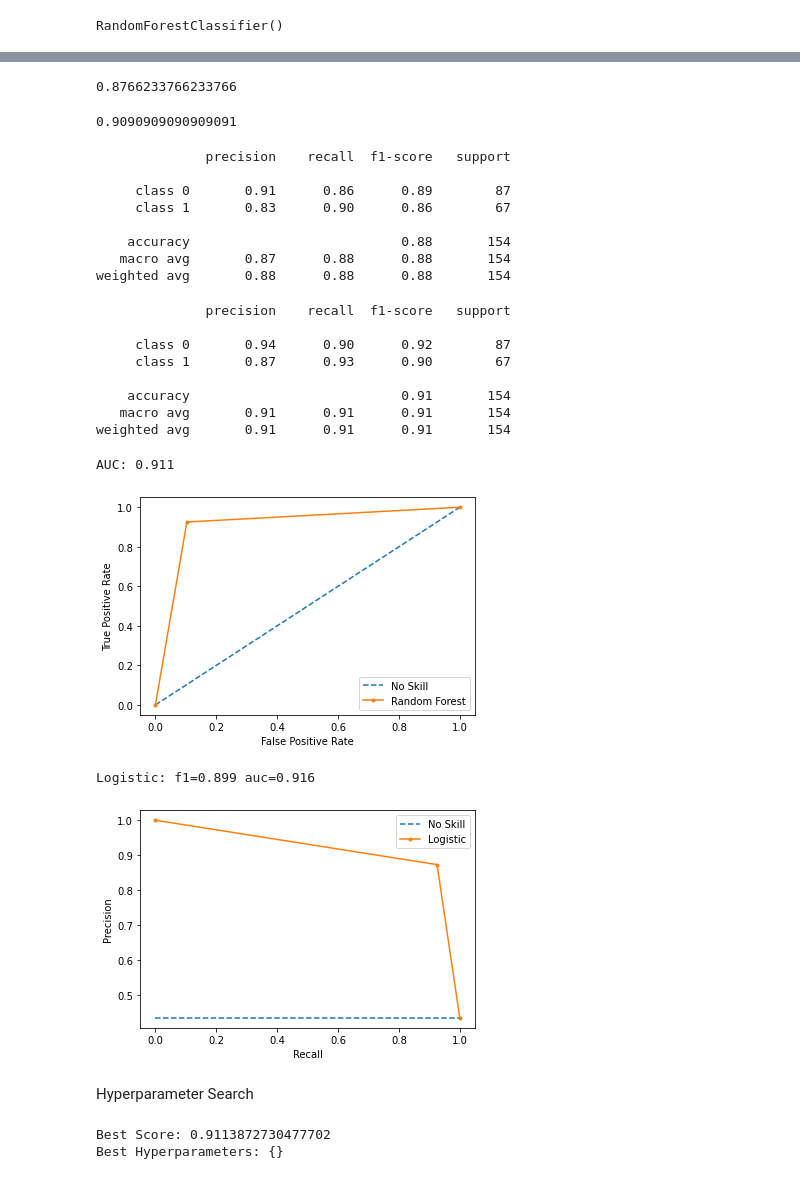
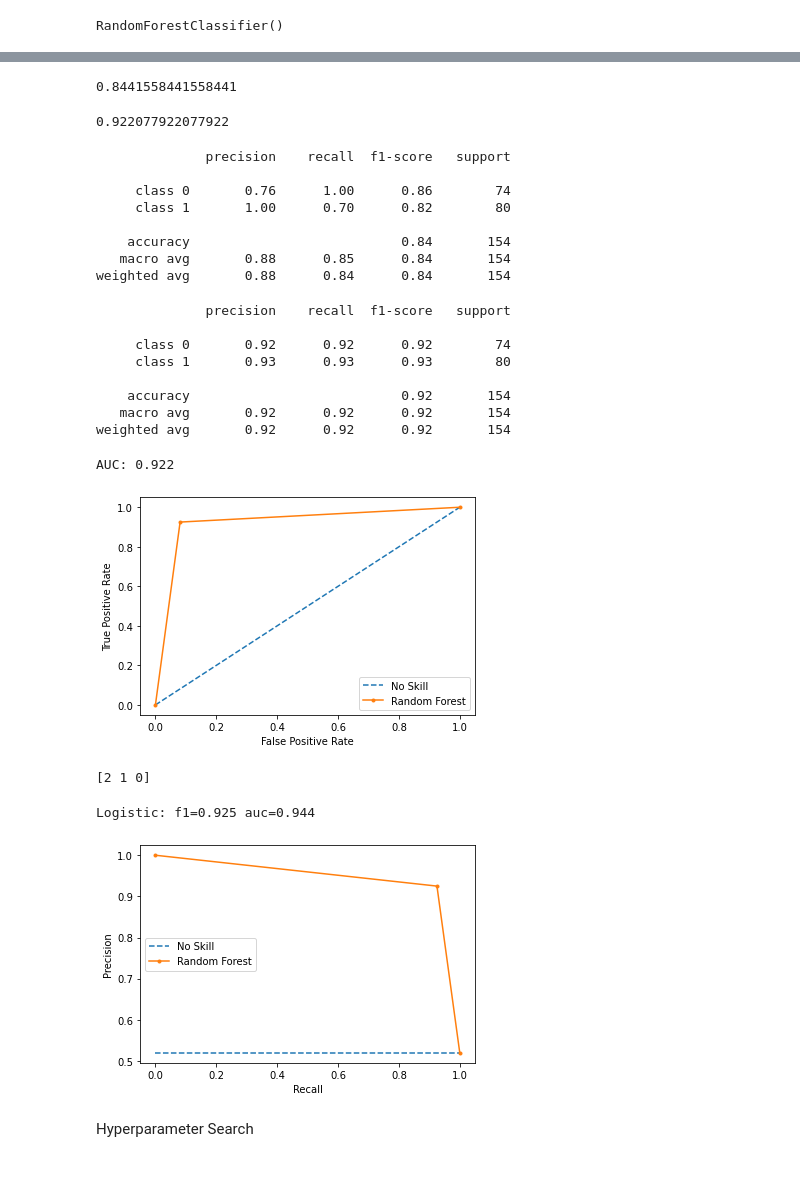
Before and after one commit to noajaneroliver/CasKaggle, a Jupyter notebook: WorldHapinessReport.ipynb, the cells around one changed output, grey strips where cells are left out. Saved outputs shown, nothing was run; the diff lists cells and outputs as text; code cells hidden in the pictures.

Commit message:
ROC precision-recall curve and hyperparameter search

```diff
--- a/WorldHapinessReport.ipynb
+++ b/WorldHapinessReport.ipynb
@@ -232,12 +235,17 @@ Anem a crear l'arbre
 # %%
 n = len(df)
 percentatge = int(0.8 * n)
-caract = df.columns
-x_train = df[list(caract)][:percentatge]
+caracteristiques = df.columns
+x_train = df[list(caracteristiques)][:percentatge]
 y_train = target[:percentatge]
 
 x_test = df[list(caract)][percentatge:]
 y_test = target[percentatge:]
+
+
+scaler = MinMaxScaler()
+x_train = scaler.fit_transform(x_train)
+x_test = scaler.transform(x_test)
 # %%
 rf_classifier = RandomForestClassifier()
 rf_classifier.fit(x_train,y_train)
@@ -288,34 +292,34 @@ preds_rfc = rf_classifier.predict(x_test)
 # %%
 accuracy_score(y_true = y_test, y_pred = preds_dtc)
 # %% [output]
-0.8766233766233766
+0.8441558441558441
 # %%
 accuracy_score(y_true = y_test, y_pred = preds_rfc)
 # %% [output]
-0.9090909090909091
+0.922077922077922
 # %%
 target_names = ['class 0', 'class 1']
 print(classification_report(y_test, preds_dtc, target_names=target_names))
 # %% [output]
               precision    recall  f1-score   support
 
-     class 0       0.91      0.86      0.89        87
-     class 1       0.83      0.90      0.86        67
+     class 0       0.76      1.00      0.86        74
+     class 1       1.00      0.70      0.82        80
 
-    accuracy                           0.88       154
-   macro avg       0.87      0.88      0.88       154
-weighted avg       0.88      0.88      0.88       154
+    accuracy                           0.84       154
+   macro avg       0.88      0.85      0.84       154
+weighted avg       0.88      0.84      0.84       154
 # %%
 print(classification_report(y_test, preds_rfc, target_names=target_names))
 # %% [output]
               precision    recall  f1-score   support
 
-     class 0       0.94      0.90      0.92        87
-     class 1       0.87      0.93      0.90        67
+     class 0       0.92      0.92      0.92        74
+     class 1       0.93      0.93      0.93        80
 
-    accuracy                           0.91       154
-   macro avg       0.91      0.91      0.91       154
-weighted avg       0.91      0.91      0.91       154
+    accuracy                           0.92       154
+   macro avg       0.92      0.92      0.92       154
+weighted avg       0.92      0.92      0.92       154
 # %%
 # Compute Precision-Recall and plot curve
 n_classes = 2
@@ -323,12 +327,12 @@ fpr, tpr, thresholds = roc_curve(y_test, preds_rfc)
 auc = roc_auc_score(y_test, preds_rfc)
 print('AUC: %.3f' % auc)
 # %% [output]
-AUC: 0.911
+AUC: 0.922
 # %%
 # calculate roc curves
 ns_probs = [0 for _ in range(len(y_test))]
-ns_fpr, ns_tpr, _ = roc_curve(y_test, ns_probs)
-lr_fpr, lr_tpr, _ = roc_curve(y_test, preds_rfc)
+ns_fpr, ns_tpr, _ = roc_curve(y_test, ns_probs,drop_intermediate = False)
+lr_fpr, lr_tpr, threshold = roc_curve(y_test, preds_rfc, drop_intermediate = False)
 # plot the roc curve for the model
 pyplot.plot(ns_fpr, ns_tpr, linestyle='--', label='No Skill')
 pyplot.plot(lr_fpr, lr_tpr, marker='.', label='Random Forest')
@@ -340,26 +344,30 @@ pyplot.legend()
 # show the plot
 pyplot.show()
 # %% [output]
-[figure, old version]
+[figure, new version]
+# %%
+print(threshold)
+# %% [output]
+[2 1 0]
 # %%
 lr_precision, lr_recall, _ = precision_recall_curve(y_test, preds_rfc)
 lr_f1, lr_auc = f1_score(y_test, preds_rfc), auc(lr_recall, lr_precision)
 # summarize scores
 print('Logistic: f1=%.3f auc=%.3f' % (lr_f1, lr_auc))
 # plot the precision-recall curves
 no_skill = len(y_test[y_test==1]) / len(y_test)
 pyplot.plot([0, 1], [no_skill, no_skill], linestyle='--', label='No Skill')
-pyplot.plot(lr_recall, lr_precision, marker='.', label='Logistic')
+pyplot.plot(lr_recall, lr_precision, marker='.', label='Random Forest')
 # axis labels
 pyplot.xlabel('Recall')
 pyplot.ylabel('Precision')
 # show the legend
 pyplot.legend()
 # show the plot
 pyplot.show()
 # %% [output]
-Logistic: f1=0.899 auc=0.916
+Logistic: f1=0.925 auc=0.944
-[figure, old version]
+[figure, new version]
 # %% [markdown]
 Hyperparameter Search
 # %%
@@ -376,12 +384,5 @@ cv = RepeatedStratifiedKFold(n_splits=10, n_repeats=3, random_state=1)
 # define search
 search = GridSearchCV(model, space, cv = cv,n_jobs=-1)
 result = search.fit(x_train, y_train)
-# %%
-# summarize result
-print('Best Score: %s' % result.best_score_)
-print('Best Hyperparameters: %s' % result.best_params_)
-# %% [output]
-Best Score: 0.9113872730477702
-Best Hyperparameters: {}
 # %%
 rfc = RandomForestClassifier()
```
Also changed, not shown: parts of 11 cells of this notebook.
